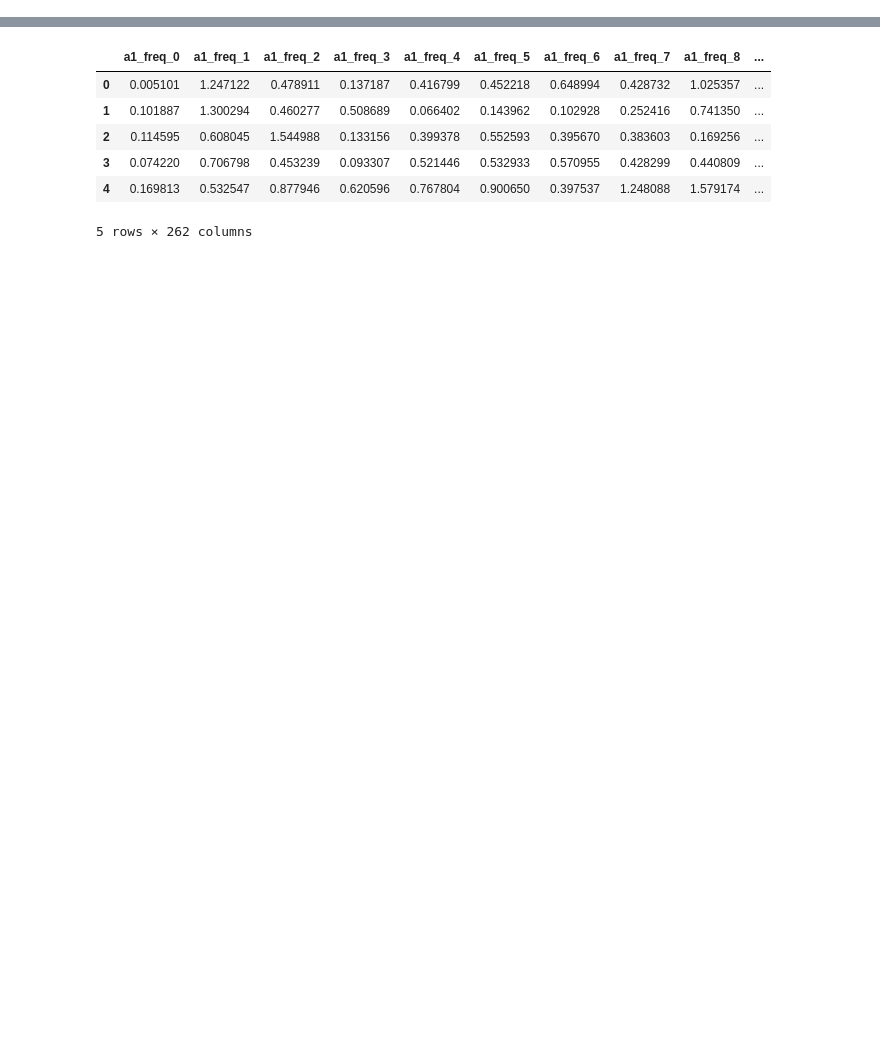
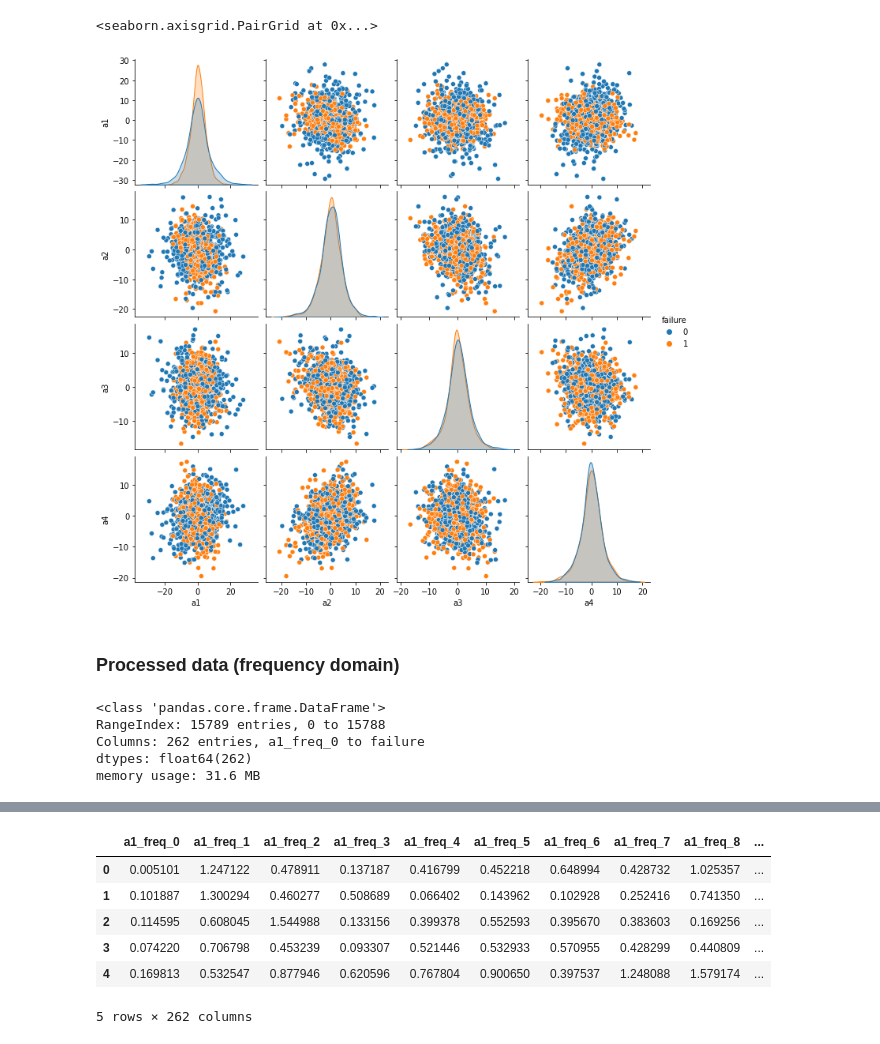
Before and after one commit to tyllukasz/Gear_Box_Fault_Diagnosis, a Jupyter notebook: 02_gearbox_fault_diagnosis_-_data_description_and_visualisation.ipynb, the cells around one changed output, grey strips where cells are left out. Cells and saved outputs as stored; diff of their text form; code cells hidden in the pictures; blank space fills up the shorter version.

Commit message:
Visualisations

```diff
--- a/02_gearbox_fault_diagnosis_-_data_description_and_visualisation.ipynb
+++ b/02_gearbox_fault_diagnosis_-_data_description_and_visualisation.ipynb
@@ -5,0 +11,4 @@ import seaborn as sns
+# %%
+#RAW data (in time domain)
+raw_df = pd.read_csv('Processed_data_local/data_merged_no_fft.csv')
+raw_df = raw_df.drop('Unnamed: 0',axis=1)
@@ -5,0 +44,2 @@ import seaborn as sns
+# %%
+temp_df = raw_df[:2000]
@@ -6 +56,9 @@ import seaborn as sns
+# %%
+sns.pairplot(data=temp_df,hue='failure',x_vars = ['a1','a2', 'a3','a4'],
+            y_vars = ['a1','a2', 'a3','a4'])
+# %% [output]
+<seaborn.axisgrid.PairGrid at 0x...>
+[figure, added]
+# %% [markdown]
+### Processed data (frequency domain)
 # %%
@@ -7,2 +66,10 @@ import seaborn as sns
 df = pd.read_csv('Processed_data/processed_and_shuffled_df.csv')
 df = df.drop('Unnamed: 0',axis=1)
+# %%
+df.info()
+# %% [output]
+<class 'pandas.core.frame.DataFrame'>
+RangeIndex: 15789 entries, 0 to 15788
+Columns: 262 entries, a1_freq_0 to failure
+dtypes: float64(262)
+memory usage: 31.6 MB
```
Also changed, not shown: parts of 24 cells of this notebook.
